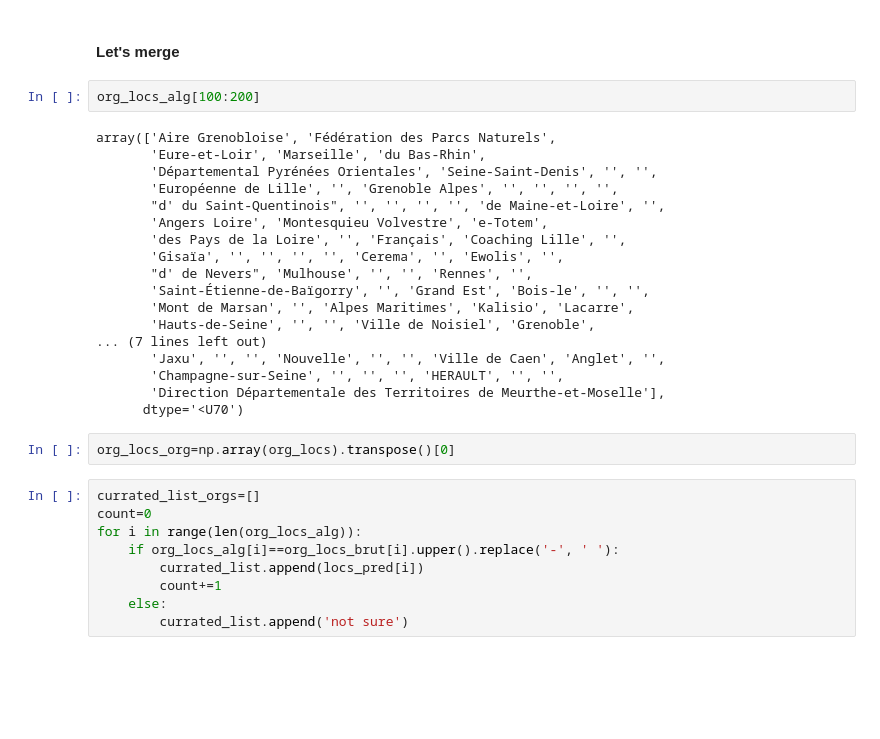
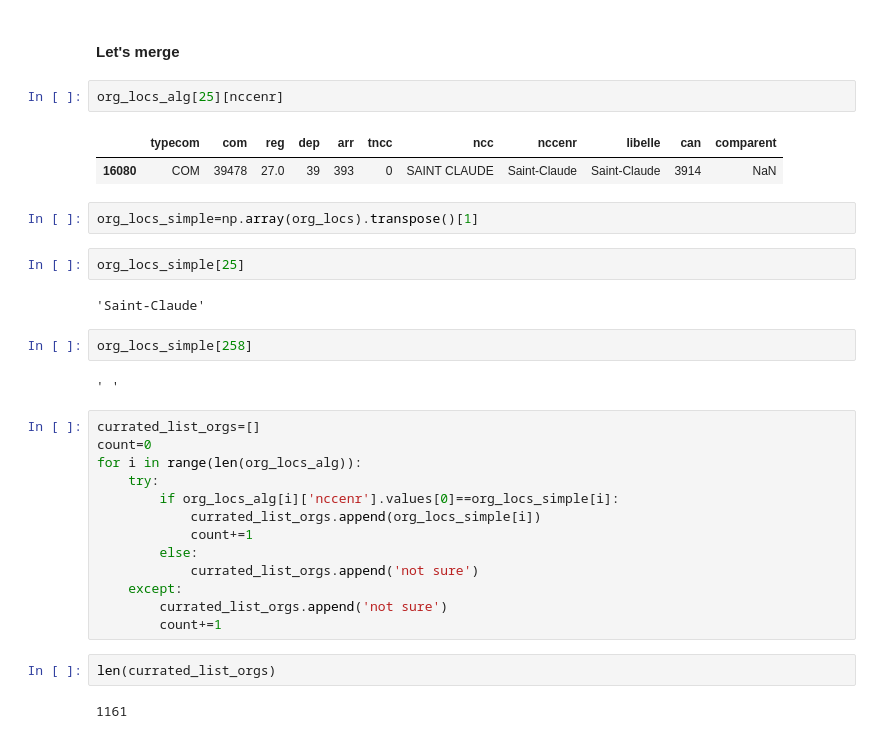
Before and after one commit to etalab-ia/florian_opendatascience, a Jupyter notebook: src/Notebooks/LOCS v2 obj precision.ipynb, the cells around one changed output. Drawn from its saved outputs; the diff is of its cells as text; blank space fills up the shorter version.

```diff
--- a/src/Notebooks/LOCS v2 obj precision.ipynb
+++ b/src/Notebooks/LOCS v2 obj precision.ipynb
@@ -211,34 +211,35 @@ df_loc_orgs
 pd.DataFrame(df_loc_orgs).to_csv('../../data/locs_org.csv')
 # %% [markdown]
 #### Let's merge
-# %%
-org_locs_alg[100:200]
-# %% [output]
-array(['Aire Grenobloise', 'Fédération des Parcs Naturels',
-       'Eure-et-Loir', 'Marseille', 'du Bas-Rhin',
-       'Départemental Pyrénées Orientales', 'Seine-Saint-Denis', '', '',
-       'Européenne de Lille', '', 'Grenoble Alpes', '', '', '', '',
-       "d' du Saint-Quentinois", '', '', '', '', 'de Maine-et-Loire', '',
-       'Angers Loire', 'Montesquieu Volvestre', 'e-Totem',
-       'des Pays de la Loire', '', 'Français', 'Coaching Lille', '',
-       'Gisaïa', '', '', '', '', 'Cerema', '', 'Ewolis', '',
-       "d' de Nevers", 'Mulhouse', '', '', 'Rennes', '',
-       'Saint-Étienne-de-Baïgorry', '', 'Grand Est', 'Bois-le', '', '',
-       'Mont de Marsan', '', 'Alpes Maritimes', 'Kalisio', 'Lacarre',
-       'Hauts-de-Seine', '', '', 'Ville de Noisiel', 'Grenoble',
-... (7 lines left out)
-       'Jaxu', '', '', 'Nouvelle', '', '', 'Ville de Caen', 'Anglet', '',
-       'Champagne-sur-Seine', '', '', '', 'HERAULT', '', '',
-       'Direction Départementale des Territoires de Meurthe-et-Moselle'],
-      dtype='<U70')
+# %%
+org_locs_alg[25][nccenr]
+# %% [output]
+|  | typecom | com | reg | dep | arr | tncc | ncc | nccenr | libelle | can | comparent |
+| 16080 | COM | 39478 | 27.0 | 39 | 393 | 0 | SAINT CLAUDE | Saint-Claude | Saint-Claude | 3914 | NaN |
 # %%
-org_locs_org=np.array(org_locs).transpose()[0]
+org_locs_simple=np.array(org_locs).transpose()[1]
+# %%
+org_locs_simple[25]
+# %% [output]
+'Saint-Claude'
+# %%
+org_locs_simple[258]
+# %% [output]
+' '
 # %%
 currated_list_orgs=[]
 count=0
 for i in range(len(org_locs_alg)):
-    if org_locs_alg[i]==org_locs_brut[i].upper().replace('-', ' '):
-        currated_list.append(locs_pred[i])
+    try:
+        if org_locs_alg[i]['nccenr'].values[0]==org_locs_simple[i]:
+            currated_list_orgs.append(org_locs_simple[i])
+            count+=1
+        else:
+            currated_list_orgs.append('not sure')
+    except:
+        currated_list_orgs.append('not sure')
         count+=1
-    else:
-        currated_list.append('not sure')
+# %%
+len(currated_list_orgs)
+# %% [output]
+1161
```
Also changed, not shown: parts of 2 cells of this notebook.
